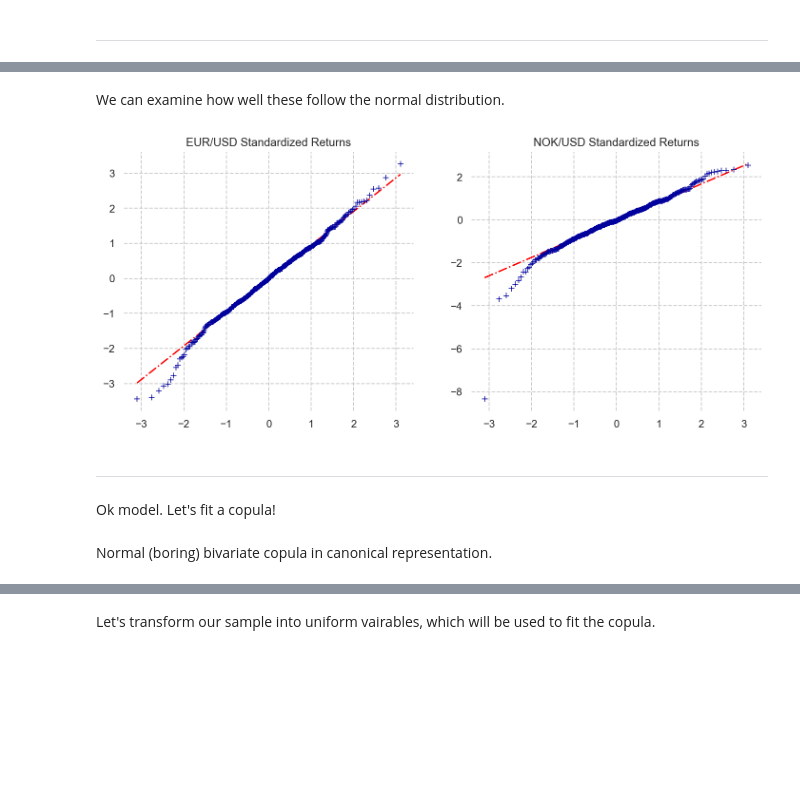
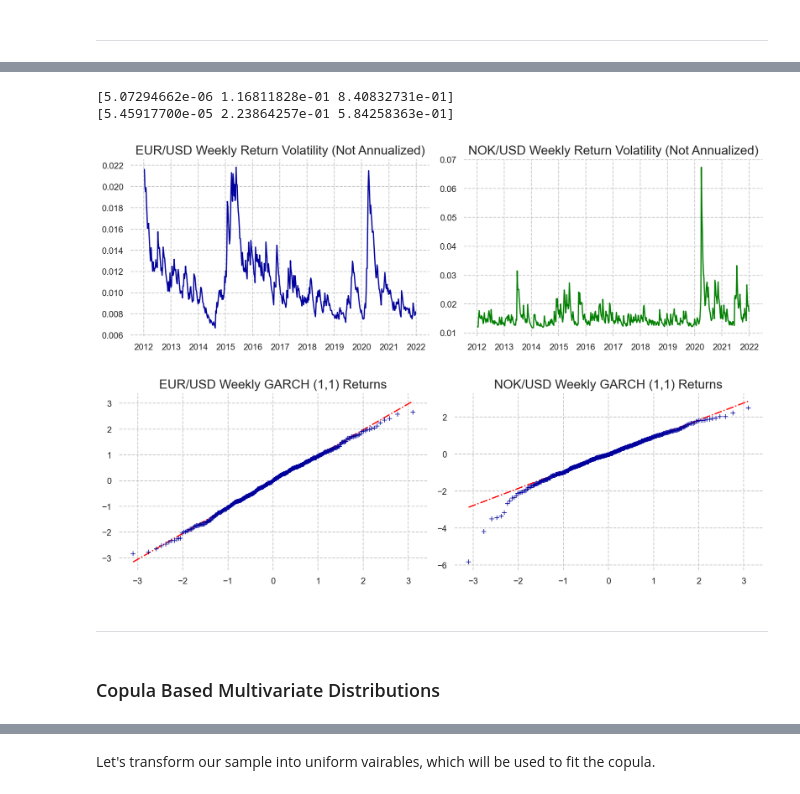
Before and after one commit to Sinbad-The-Sailor/Financial-Mathematics-Notebooks, a Jupyter notebook: dependency_modelling.ipynb, the cells around one changed output, grey strips where cells are left out. Drawn from its saved outputs; the diff is of its cells as text; code cells hidden in the pictures; blank space fills up the shorter version.

```diff
--- a/dependency_modelling.ipynb
+++ b/dependency_modelling.ipynb
@@ -105,8 +120,0 @@ nok_standardized_returns = nok_weekly_returns/fixed_vol_nok
-# %%
-import pandas as pd
-
-columns = ['EUR/USD', 'NOK/USD']
-index = eur_standardized_returns.index
-data = zip(eur_standardized_returns, nok_standardized_returns)
-df = pd.DataFrame(data, columns=columns, index=index)
-df
@@ -128,4 +121,2 @@ df
-# %% [markdown]
-We can examine how well these follow the normal distribution.
 # %%
 from scipy import stats
@@ -153,19 +168,66 @@ def qq_plot_normal(data, title, ax):
     ax.set_frame_on(False)
 
     return plot
+# %%
+import warnings
+warnings.filterwarnings("ignore")
+
+cons_garch = [{'type': 'ineq', 'fun': lambda x:  -x[1] - x[2] + 1},
+              {'type': 'ineq', 'fun': lambda x:  x[0]},
+              {'type': 'ineq', 'fun': lambda x:  x[1]},
+              {'type': 'ineq', 'fun': lambda x:  x[2]}]
+
+x0 = [0.1, 0.3, 0.4]
+result_eur_garch = minimize(log_likelihood_garch, x0, constraints = cons_garch, args=eur_weekly_returns)
+
+x0 = [0.1, 0.3, 0.4]
+result_nok_garch = minimize(log_likelihood_garch, x0, constraints = cons_garch, args=nok_weekly_returns)
+
+print(result_eur_garch.x)
+print(result_nok_garch.x)
+# %% [output]
+[5.07294662e-06 1.16811828e-01 8.40832731e-01]
+[5.45917700e-05 2.23864257e-01 5.84258363e-01]
+# %%
+eur_garch = GARCH_annualized(eur_weekly_returns, result_eur_garch.x[0], result_eur_garch.x[1], result_eur_garch.x[2], 1)
+nok_garch = GARCH_annualized(nok_weekly_returns, result_nok_garch.x[0], result_nok_garch.x[1], result_nok_garch.x[2], 1)
+eur_normalized = eur_weekly_returns[1:]/eur_garch
+nok_normalized = nok_weekly_returns[1:]/nok_garch
+# %%
+fig, axs = plt.subplots(1, 2)
+
+axs[0].plot(eur_weekly_returns.index[1:], eur_garch)
+axs[1].plot(nok_weekly_returns.index[1:], nok_garch, color='green')
+
+axs[0].set_title('EUR/USD Weekly Return Volatility (Not Annualized)', fontsize=16)
+axs[1].set_title('NOK/USD Weekly Return Volatility (Not Annualized)', fontsize=16)
+
+axs[0].set_frame_on(False)
+axs[1].set_frame_on(False)
+
+fig.set_size_inches(12, 4)
+plt.tight_layout()
+plt.show()
+# %% [output]
+[figure, added]
 # %%
 fig, axs = plt.subplots(1, 2)
 
-qq_plot_normal(eur_standardized_returns.to_list(), 'EUR/USD Standardized Returns', axs[0])
-qq_plot_normal(nok_standardized_returns.to_list(), 'NOK/USD Standardized Returns', axs[1])
+qq_plot_normal(eur_normalized.to_list(), '', axs[0])
+qq_plot_normal(nok_normalized.to_list(), '', axs[1])
 
-fig.set_size_inches(12, 5)
+axs[0].set_title('EUR/USD Weekly GARCH (1,1) Returns', fontsize=16)
+axs[1].set_title('NOK/USD Weekly GARCH (1,1) Returns', fontsize=16)
+
+axs[0].set_frame_on(False)
+axs[1].set_frame_on(False)
+
+fig.set_size_inches(12, 4)
+plt.tight_layout()
 plt.show()
 # %% [output]
-[figure, old version]
+[figure, new version]
 # %% [markdown]
 ---
-# %% [markdown]
-Ok model. Let's fit a copula!
-# %% [markdown]
-Normal (boring) bivariate copula in canonical representation.
+# %% [markdown]
+### Copula Based Multivariate Distributions
```
Also changed, not shown: parts of 38 cells of this notebook, 1 other file.
